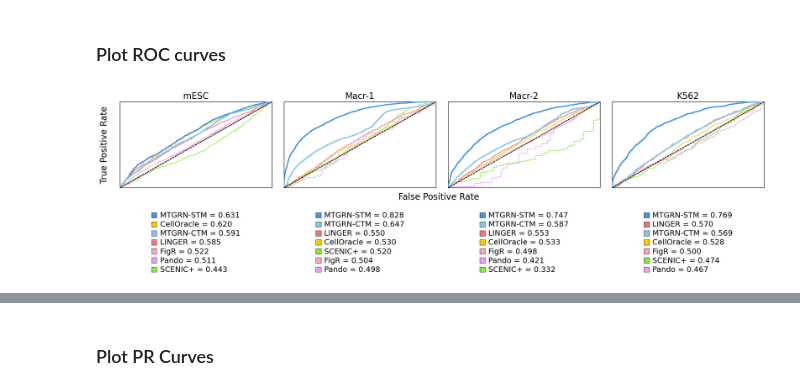
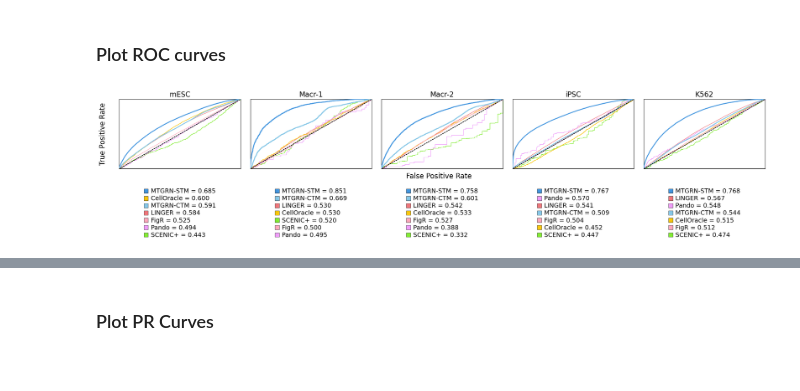
Before and after one commit to emoeller80281/Custom_GRN_Inference, a Jupyter notebook: dev/notebooks/simple_model_testing/test_tf_tg_predictions.ipynb, the cells around one changed output, grey strips where cells are left out. Drawn from its saved outputs; the diff is of its cells as text; code cells hidden in the pictures.

```diff
--- a/dev/notebooks/simple_model_testing/test_tf_tg_predictions.ipynb
+++ b/dev/notebooks/simple_model_testing/test_tf_tg_predictions.ipynb
@@ -118,8 +105,8 @@ def find_latest_checkpoint(cell_type, sample_name, training_number=None) -> Path
 
 tf_tg_model_checkpoints = {
     "mESC": {
-        # "E7.5_rep1": CHKPT_DIR / "mESC" / "E7.5_rep1" / "tf_tg_train_E7.5_rep1_3675131" / "epoch_11_best_model.ckpt",
-        "E7.5_rep1": find_latest_checkpoint("mESC", "E7.5_rep1"),
+        "E7.5_rep1": CHKPT_DIR / "mESC" / "E7.5_rep1" / "tf_tg_train_E7.5_rep1_3675131" / "epoch_11_best_model.ckpt",
+        # "E7.5_rep1": find_latest_checkpoint("mESC", "E7.5_rep1"),
         "E7.5_rep2": find_latest_checkpoint("mESC", "E7.5_rep2"),
         "E8.5_rep1": find_latest_checkpoint("mESC", "E8.5_rep1", training_number="3691937"),
         "E8.5_rep2": find_latest_checkpoint("mESC", "E8.5_rep2"),
@@ -1228,6 +1214,8 @@ def load_and_standardize_method(name: str, info: dict) -> pd.DataFrame:
     df["Source"] = df["Source"].astype(str).str.capitalize()
     df["Target"] = df["Target"].astype(str).str.capitalize()
 
+    df["Score"] = np.abs(df["Score"])
+
     return df
 
 def precision_at_k(y_true, y_score, k=10_000):
@@ -1330,11 +1318,13 @@ samples_to_run = [
     ("Macrophage", "buffer_1"),
     ("Macrophage", "buffer_2"),
     ("K562", "sample_1"),
-    # ("iPSC", "WT_D13_rep1"),
+    ("iPSC", "WT_D13_rep1"),
 ]
 
 cross_model_cell_type = "mESC"
 cross_model_sample_name = "E8.5_rep1"
+
+standardized_method_dfs = {}
 
 label_by_method_dict = {}
 score_by_method_dict = {}
@@ -1343,6 +1333,8 @@ metric_by_method_list = []
 
 eval_metric_result_dir = RESULT_DIR / "evaluation_metrics"
 eval_metric_result_dir.mkdir(exist_ok=True)
+
+gt_by_sample_dict = {}
 
 subset_size = None
 for model_cell_type, sample_name in samples_to_run:
@@ -1376,6 +1368,9 @@ for model_cell_type, sample_name in samples_to_run:
     test_set_tf_indices = list(tftg_inputs_test['tf_idx'].numpy())
     test_set_tg_indices = list(tftg_inputs_test['tg_idx'].numpy())
 
+    tf_names = [tf_idx_to_name[int(idx)].capitalize() for idx in test_set_tf_indices]
+    tg_names = [tg_idx_to_name[int(idx)].capitalize() for idx in test_set_tg_indices]
+
     cross_model_chkpt = tf_tg_model_checkpoints[cross_model_cell_type][cross_model_sample_name]
 
     tf_tg_model_chkpt = tf_tg_model_checkpoints[model_cell_type][sample_name]
@@ -1404,6 +1399,13 @@ for model_cell_type, sample_name in samples_to_run:
     # # Create the labeled ground truth DataFrame for the test set
     tf_tg_label_df, gt_pairs, gt_tfs, gt_targets = create_tf_tg_label_df(tftg_inputs_test)
 
+    # Only keep TFs, TGs, and pairs that are present in both the ground truth and the method predictions to ensure fair metric computation
+    gt_tfs = gt_tfs.intersection(set(tf_names))
+    gt_targets = gt_targets.intersection(set(tg_names))
+    gt_pairs = set(pair for pair in gt_pairs if pair.split("\t")[0] in gt_tfs and pair.split("\t")[1] in gt_targets)
+
+    gt_by_sample_dict[sample_name] = (gt_pairs, gt_tfs, gt_targets)
+
     OTHER_METHOD_MUON_DIR = Path("/gpfs/Labs/Uzun/DATA/PROJECTS/2024.SINGLE_CELL_GRN_INFERENCE.MOELLER/other_method_grns")
 
     other_method_grns = {}
@@ -1422,7 +1424,8 @@ for model_cell_type, sample_name in samples_to_run:
         "FigR":       {"path": figr_path,        "tf_col": "Source",    "target_col": "Target",    "score_col": "Score"},
     }
 
-    standardized_method_dfs = {}
+    standardized_method_dfs[sample_name] = {}
+
     for method_name, info in method_info.items():
         df_std = load_and_standardize_method(method_name, info)
 
@@ -1436,17 +1439,17 @@ for model_cell_type, sample_name in samples_to_run:
         if subset_size is not None:
             df_filtered = df_filtered.sample(n=min(df_filtered.shape[0], subset_size))
 
-        standardized_method_dfs[method_name] = df_filtered
+        standardized_method_dfs[sample_name][method_name] = df_filtered
 
     # Add the TF-TG model predictions to the standardized_method_dfs for metric computation
-    standardized_method_dfs["MTGRN-STM"] = prediction_df
-    standardized_method_dfs["MTGRN-CTM"] = cross_model_prediction_df
+    standardized_method_dfs[sample_name]["MTGRN-STM"] = prediction_df
+    standardized_method_dfs[sample_name]["MTGRN-CTM"] = cross_model_prediction_df
 
     label_by_method_dict[sample_name] = {}
     score_by_method_dict[sample_name] = {}
 
     # Compute metrics for each method and print results
-    for method_name, df in standardized_method_dfs.items():
+    for method_name, df in standardized_method_dfs[sample_name].items():
         labels = [1 if pair in gt_pairs else 0 for pair in df["Source"] + "\t" + df["Target"]]
         scores = df["Score"].tolist()
 
@@ -1539,7 +1527,7 @@ sample_to_title_map = {
     "E7.5_rep1": "mESC",
     "buffer_1": "Macr-1",
     "buffer_2": "Macr-2",
-    # "WT_D13_rep1": "iPSC",
+    "WT_D13_rep1": "iPSC",
     "sample_1": "K562"
 }
 
@@ -1687,34 +1675,34 @@ for i, sample_name in enumerate(sample_to_title_map.keys()):
 
 combined_fig.text(
     0.5,
     0.32,
     "False Positive Rate",
     ha="center",
     fontsize=16,
 )
 
 combined_fig.text(
     -0.01,
     0.60,
     "True Positive Rate",
     va="center",
     rotation="vertical",
     fontsize=16,
 )
 
 combined_fig.subplots_adjust(
     left=0.02,
     right=0.99,
     bottom=0.38,
     top=0.82,
     wspace=0.08,
 )
 
 plt.show()
 
 combined_fig.savefig(all_evaluation_plot_dir / f"models_vs_own_test_set_roc.png", dpi=300, bbox_inches="tight")
 # %% [output]
-[figure, old version]
+[figure, new version]
 # %%
 import pandas as pd
 import matplotlib.pyplot as plt
```
Also changed, not shown: parts of 8 cells of this notebook, 2 other files.
